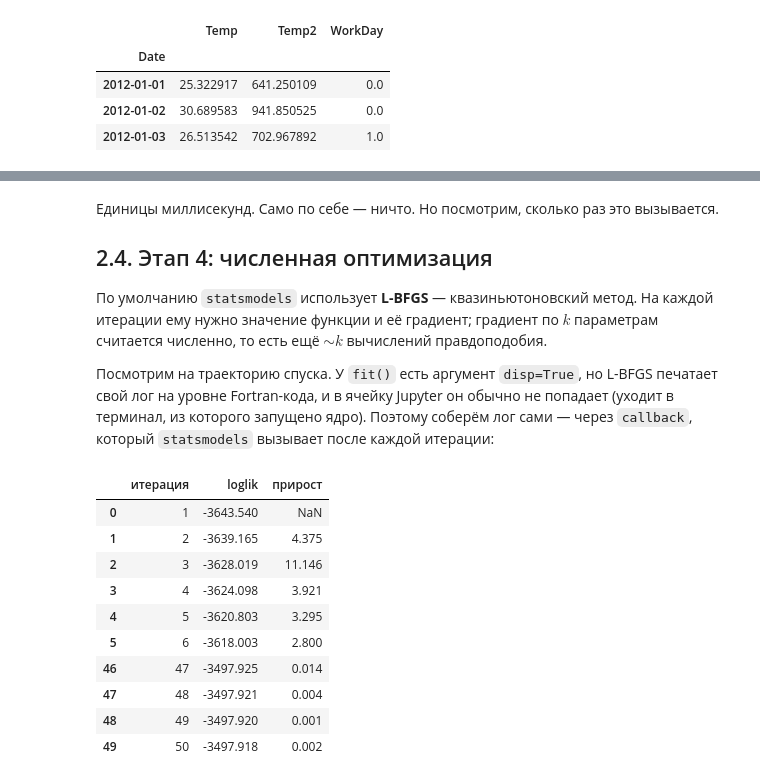
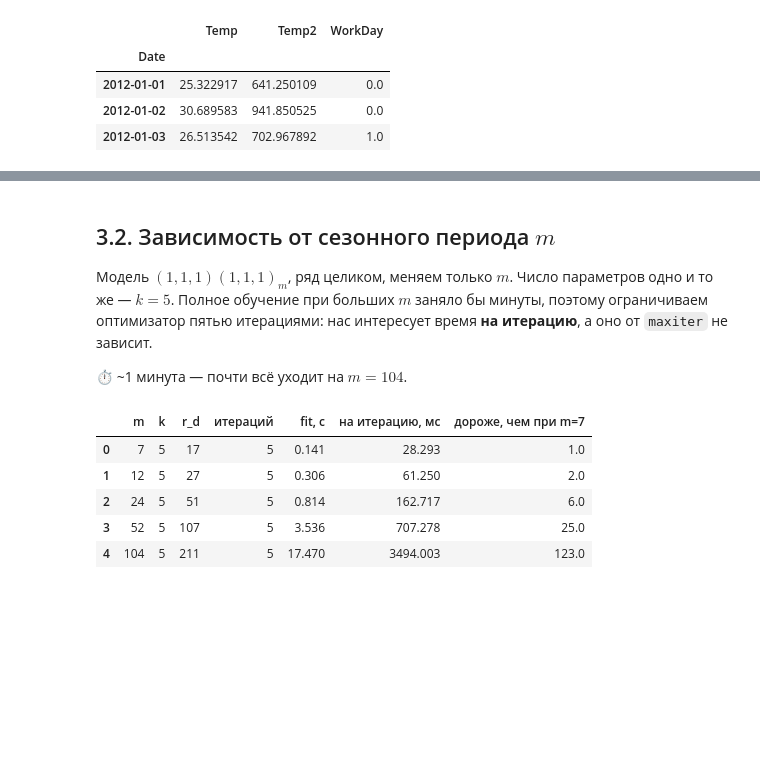
Before and after one commit to alex-hse-repository/time-series-cu-2026, a Jupyter notebook: week_5/part_1/01. Что происходит внутри fit.ipynb, the cells around one changed output, grey strips where cells are left out. Drawn from its saved outputs; the diff is of its cells as text; code cells hidden in the pictures; blank space fills up the shorter version.

```diff
--- a/week_5/part_1/01. Что происходит внутри fit.ipynb
+++ b/week_5/part_1/01. Что происходит внутри fit.ipynb
@@ -92,7 +84,7 @@ numpy:       2.4.6
   заметно глазом. На ряде из 60 точек всё считается мгновенно, и разговор о
   вычислительной сложности превращается в теорию.
 # %%
-raw = pd.read_csv("../data/vic_elec.csv", parse_dates=["Time", "Date"])
+raw = pd.read_csv("https://raw.githubusercontent.com/alex-hse-repository/time-series-cu-2026/refs/heads/main/week_5/data/vic_elec.csv", parse_dates=["Time", "Date"])
 raw.head(3)
 # %% [output]
 |  | Time | Demand | Temperature | Date | Holiday |
@@ -357,3 +513,15 @@ print(f"  sigma2: {hr_params.sigma2:.2f}")
 # %%
-print("стартовая точка оптимизатора (model.start_params):")
-pd.Series(model.start_params, index=model.param_names).round(4)
+def measure_fit(y_, order, seasonal_order, maxiter=50):
+    """Обучить SARIMAX и вернуть время fit, число итераций и размерности."""
+    mod_ = SARIMAX(y_, order=order, seasonal_order=seasonal_order)
+    t0 = time.perf_counter()
+    res_ = mod_.fit(disp=False, maxiter=maxiter)
+    dt = time.perf_counter() - t0
+    n_iter_ = res_.mle_retvals["iterations"]
+    return {
+        "k": len(res_.params),
+        "r_d": mod_.k_states,
+        "итераций": n_iter_,
+        "fit, с": dt,
+        "на итерацию, мс": dt / n_iter_ * 1e3,
+    }
@@ -411,43 +544,22 @@ print(f"размерность состояния r = model.k_states = {model.k_
 # %% [markdown]
-Единицы миллисекунд. Само по себе — ничто. Но посмотрим, сколько раз это
-вызывается.
+## 3.2. Зависимость от сезонного периода $m$
 
-## 2.4. Этап 4: численная оптимизация
+Модель $(1,1,1)(1,1,1)_m$, ряд целиком, меняем только $m$. Число параметров
+одно и то же — $k = 5$. Полное обучение при больших $m$ заняло бы минуты,
+поэтому ограничиваем оптимизатор пятью итерациями: нас интересует время **на
+итерацию**, а оно от `maxiter` не зависит.
 
-По умолчанию `statsmodels` использует **L-BFGS** — квазиньютоновский метод.
-На каждой итерации ему нужно значение функции и её градиент; градиент по $k$
-параметрам считается численно, то есть ещё $\sim k$ вычислений правдоподобия.
-
-Посмотрим на траекторию спуска. У `fit()` есть аргумент `disp=True`, но
-L-BFGS печатает свой лог на уровне Fortran-кода, и в ячейку Jupyter он обычно
-не попадает (уходит в терминал, из которого запущено ядро). Поэтому соберём лог
-сами — через `callback`, который `statsmodels` вызывает после каждой итерации:
+⏱ ~1 минута — почти всё уходит на $m = 104$.
 # %%
-trace = []
-
-mod_v = SARIMAX(y, exog=exog, order=(1, 1, 1), seasonal_order=(1, 1, 1, 7), trend=None)
-# 🔍 transformed=False — обязательно! Оптимизатор работает в «развязанном»
-# пространстве, где параметры не стеснены условиями стационарности, и callback
-# получает вектор именно оттуда. Без этого флага loglike посчитает значение не в
-# той точке, и трасса получится бессмысленной.
-res_verbose = mod_v.fit(
-    disp=False,
-    callback=lambda params: trace.append(mod_v.loglike(params, transformed=False)),
+df_m = pd.DataFrame(
+    [{"m": m_, **measure_fit(y, (1, 1, 1), (1, 1, 1, m_), maxiter=5)} for m_ in [7, 12, 24, 52, 104]]
 )
-
-log = pd.DataFrame({"итерация": range(1, len(trace) + 1), "loglik": np.round(trace, 3)})
-log["прирост"] = log["loglik"].diff().round(4)
-# показываем первые и последние строки: середина — монотонное однообразие
-pd.concat([log.head(6), log.tail(4)])
+df_m["дороже, чем при m=7"] = (df_m["на итерацию, мс"] / df_m["на итерацию, мс"].iloc[0]).round(0)
+df_m.round(3)
 # %% [output]
-|  | итерация | loglik | прирост |
-| 0 | 1 | -3643.540 | NaN |
-| 1 | 2 | -3639.165 | 4.375 |
-| 2 | 3 | -3628.019 | 11.146 |
-| 3 | 4 | -3624.098 | 3.921 |
-| 4 | 5 | -3620.803 | 3.295 |
-| 5 | 6 | -3618.003 | 2.800 |
-| 46 | 47 | -3497.925 | 0.014 |
-| 47 | 48 | -3497.921 | 0.004 |
-| 48 | 49 | -3497.920 | 0.001 |
-| 49 | 50 | -3497.918 | 0.002 |
+|  | m | k | r_d | итераций | fit, с | на итерацию, мс | дороже, чем при m=7 |
+| 0 | 7 | 5 | 17 | 5 | 0.141 | 28.293 | 1.0 |
+| 1 | 12 | 5 | 27 | 5 | 0.306 | 61.250 | 2.0 |
+| 2 | 24 | 5 | 51 | 5 | 0.814 | 162.717 | 6.0 |
+| 3 | 52 | 5 | 107 | 5 | 3.536 | 707.278 | 25.0 |
+| 4 | 104 | 5 | 211 | 5 | 17.470 | 3494.003 | 123.0 |
```
Also changed, not shown: parts of 64 cells of this notebook, 6 other files.
